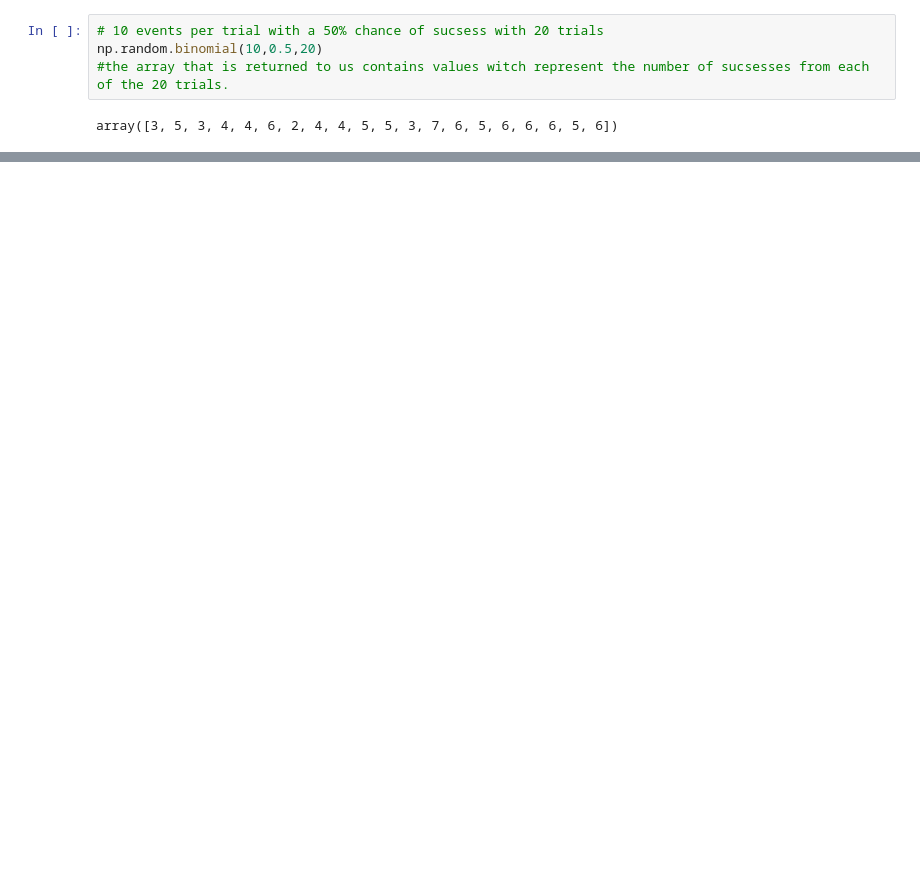
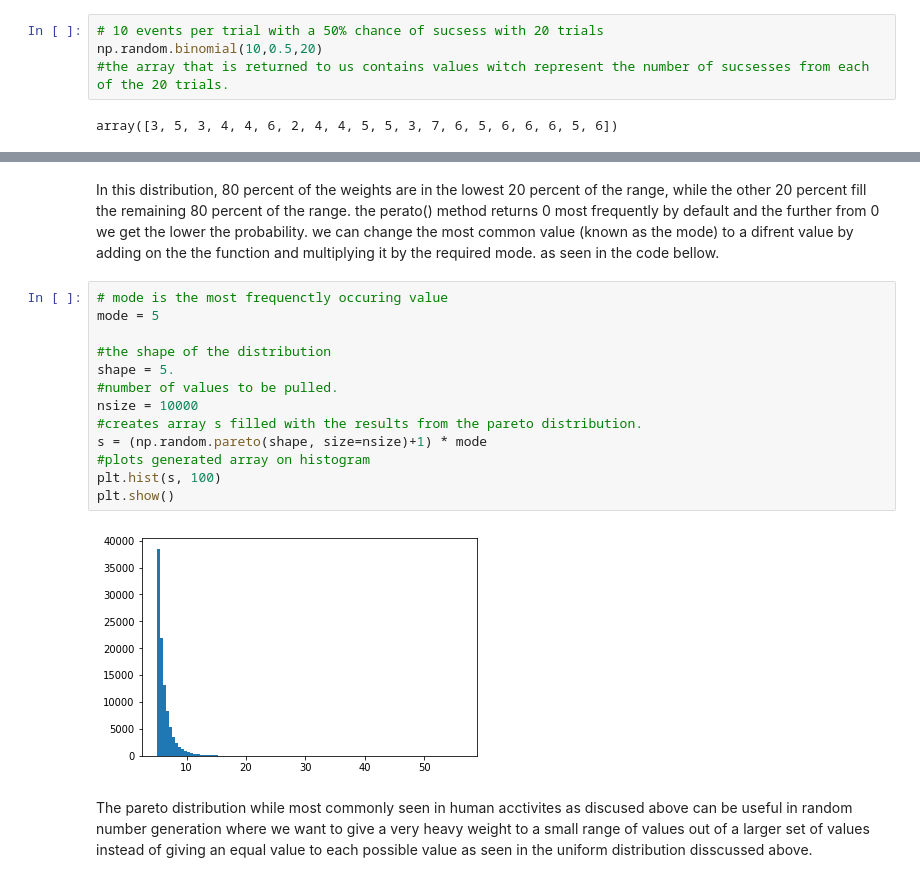
Before and after one commit to Uamhan/Emerging-technologies-Project, a Jupyter notebook: numpy-random.ipynb, the cells around one changed output, grey strips where cells are left out. Drawn from its saved outputs; the diff is of its cells as text; blank space fills up the shorter version.

```diff
--- a/numpy-random.ipynb
+++ b/numpy-random.ipynb
@@ -326,0 +345,19 @@ array([3, 5, 3, 4, 4, 6, 2, 4, 4, 5, 5, 3, 7, 6, 5, 6, 6, 6, 5, 6])
+# %% [markdown]
+In this distribution, 80 percent of the weights are in the lowest 20 percent of the range, while the other 20 percent fill the remaining 80 percent of the range. the perato() method returns 0 most frequently by default and the further from 0 we get the lower the probability. we can change the most common value (known as the mode) to a difrent value by adding on the the function and multiplying it by the required mode. as seen in the code bellow.
+# %%
+# mode is the most frequenctly occuring value
+mode = 5
+
+#the shape of the distribution
+shape = 5.
+#number of values to be pulled.
+nsize = 10000
+#creates array s filled with the results from the pareto distribution.
+s = (np.random.pareto(shape, size=nsize)+1) * mode
+#plots generated array on histogram
+plt.hist(s, 100)
+plt.show()
+# %% [output]
+[figure, added]
+# %% [markdown]
+The pareto distribution while most commonly seen in human acctivites as discused above can be useful in random number generation where we want to give a very heavy weight to a small range of values out of a larger set of values instead of giving an equal value to each possible value as seen in the uniform distribution disscussed above.
```
Also changed, not shown: parts of 10 cells of this notebook.
